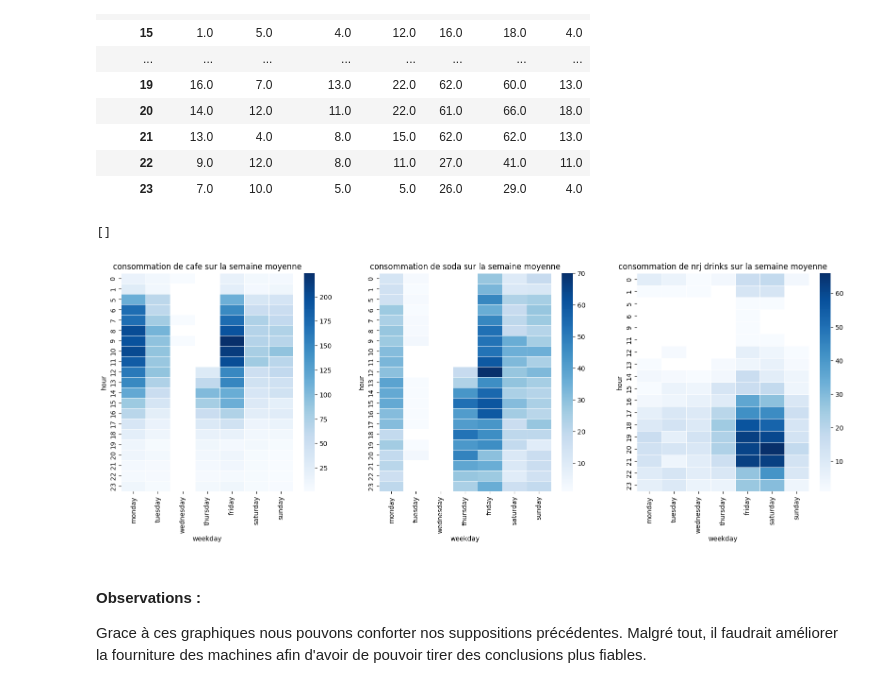
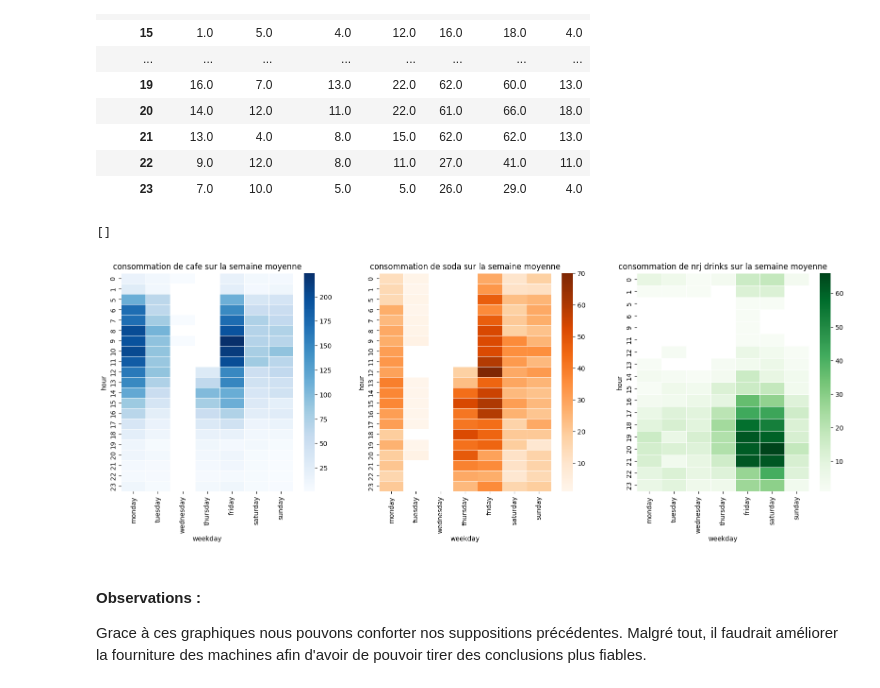
Before and after one commit to manonbay/beverage_dispenser, a Jupyter notebook: W18.Distributeur_boissons_3.ipynb, the cells around one changed output. Drawn from its saved outputs; the diff is of its cells as text; code cells hidden in the pictures.

```diff
--- a/W18.Distributeur_boissons_3.ipynb
+++ b/W18.Distributeur_boissons_3.ipynb
@@ -575,18 +606,18 @@ pivot_nrj
 # %%
 fig, ax = plt.subplots(figsize=(20, 6))
 ax1 = plt.subplot(131)
-ax1 = sns.heatmap(data = pivot_cafe, linewidths=.5,cmap="Blues")
+ax1 = sns.heatmap(data = pivot_cafe, linewidths=.5, cmap="Blues")
 plt.title("consommation de cafe sur la semaine moyenne")
 ax2 = plt.subplot(132)
-ax2 = sns.heatmap(data = pivot_soda,  linewidths=.5,cmap="Blues")
+ax2 = sns.heatmap(data = pivot_soda,  linewidths=.5, cmap="Oranges")
 plt.title("consommation de soda sur la semaine moyenne")
 ax3 = plt.subplot(133)
-ax3 = sns.heatmap(data = pivot_nrj, linewidths=.5,cmap="Blues")
+ax3 = sns.heatmap(data = pivot_nrj, linewidths=.5, cmap="Greens")
 plt.title("consommation de nrj drinks sur la semaine moyenne")
 plt.plot()
 # %% [output]
 []
-[figure, old version]
+[figure, new version]
 # %% [markdown]
 #### Observations :
 Grace à ces graphiques nous pouvons conforter nos suppositions précédentes. Malgré tout, il faudrait améliorer la fourniture des machines afin d'avoir de pouvoir tirer des conclusions plus fiables.
```
Also changed, not shown: parts of 13 cells of this notebook.
